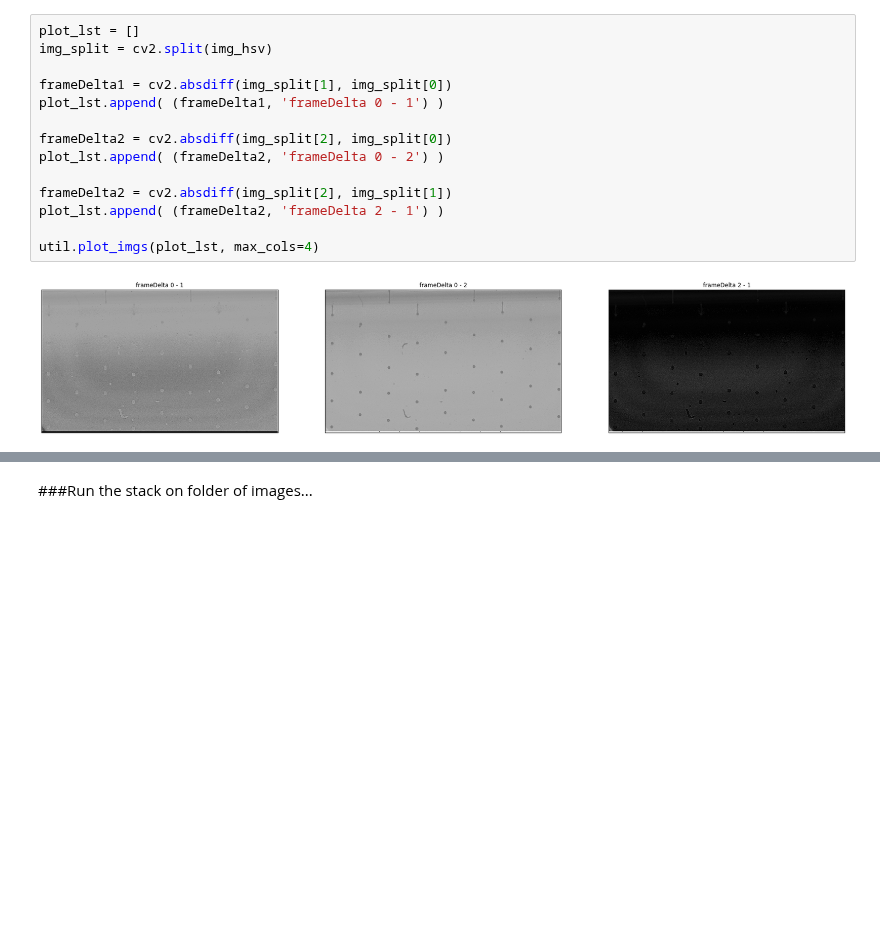
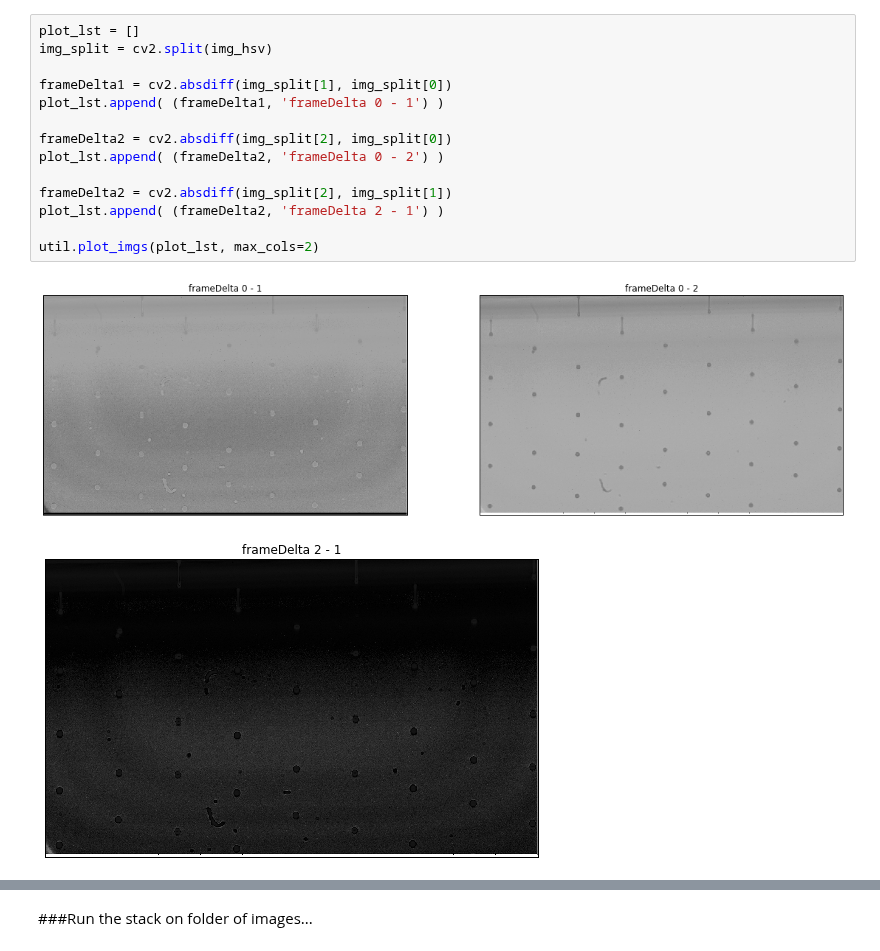
Before and after one commit to Aniruddh1/ipython-opencv-notebooks, a Jupyter notebook: notebooks/DIF_Test1.ipynb, the cells around one changed output, grey strips where cells are left out. Saved outputs shown, nothing was run; the diff lists cells and outputs as text; blank space fills up the shorter version.

```diff
--- a/notebooks/DIF_Test1.ipynb
+++ b/notebooks/DIF_Test1.ipynb
@@ -55,16 +61,17 @@ util.plot_imgs(plot_lst, max_cols=4)
 # %%
 plot_lst = []
 img_split = cv2.split(img_hsv)
 
 frameDelta1 = cv2.absdiff(img_split[1], img_split[0])
 plot_lst.append( (frameDelta1, 'frameDelta 0 - 1') )
 
 frameDelta2 = cv2.absdiff(img_split[2], img_split[0])
 plot_lst.append( (frameDelta2, 'frameDelta 0 - 2') )
 
 frameDelta2 = cv2.absdiff(img_split[2], img_split[1])
 plot_lst.append( (frameDelta2, 'frameDelta 2 - 1') )
 
-util.plot_imgs(plot_lst, max_cols=4)
+util.plot_imgs(plot_lst, max_cols=2)
 # %% [output]
-[figure, old version]
+[figure, new version]
+[figure, added]
```
Also changed, not shown: parts of 31 cells of this notebook.
